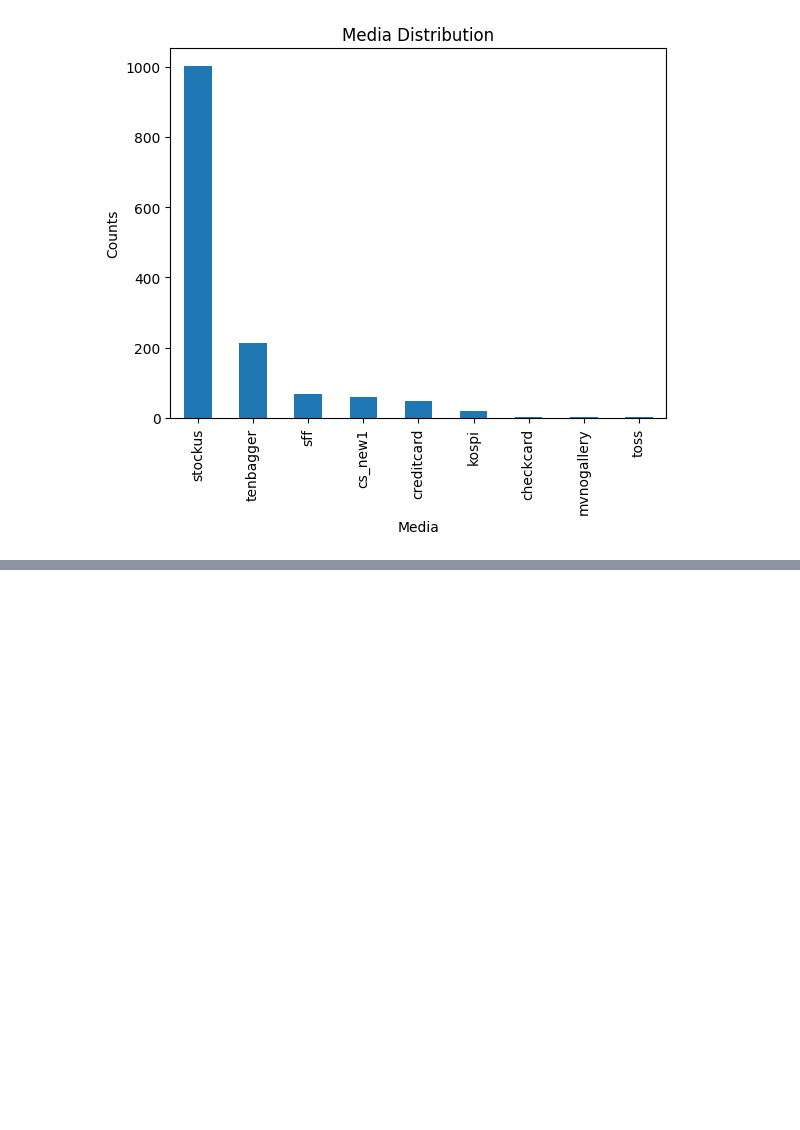
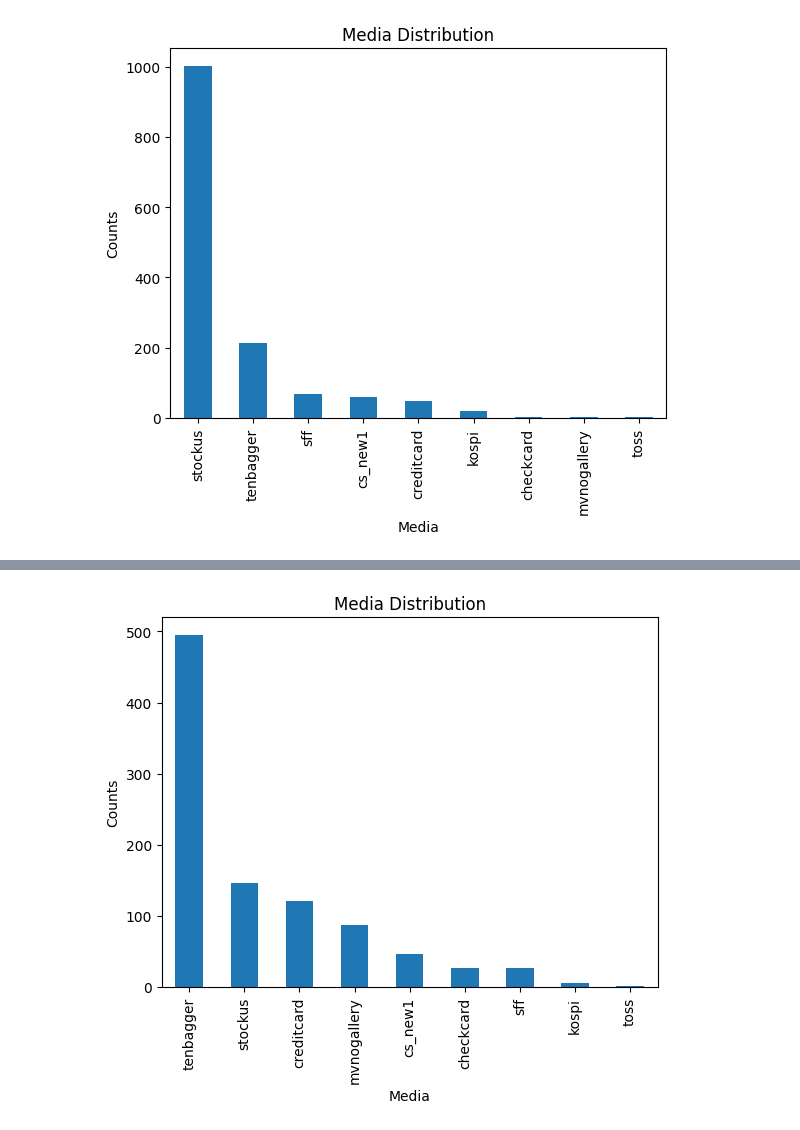
Before and after one commit to Kain7f1/Toss-Issue-Analysis, a Jupyter notebook: data_analysis/data_analysis.ipynb, the cells around one changed output, grey strips where cells are left out. Saved outputs shown, nothing was run; the diff lists cells and outputs as text; code cells hidden in the pictures; blank space fills up the shorter version.

```diff
--- a/data_analysis/data_analysis.ipynb
+++ b/data_analysis/data_analysis.ipynb
@@ -230,0 +258,5 @@ plt.show()
+# %%
+df_187 = df_filtered[df_filtered['week'] == 187].reset_index(drop=True)
+
+# 결과 확인
+df_187.tail(20)
@@ -230,0 +281,8 @@ plt.show()
+# %%
+media_counts_187 = df_187['media'].value_counts()
+media_counts_187.plot(kind='bar', title='Media Distribution')
+plt.xlabel('Media')
+plt.ylabel('Counts')
+plt.show()
+# %% [output]
+[figure, added]
```
Also changed, not shown: parts of 12 cells of this notebook, 1 other file.
